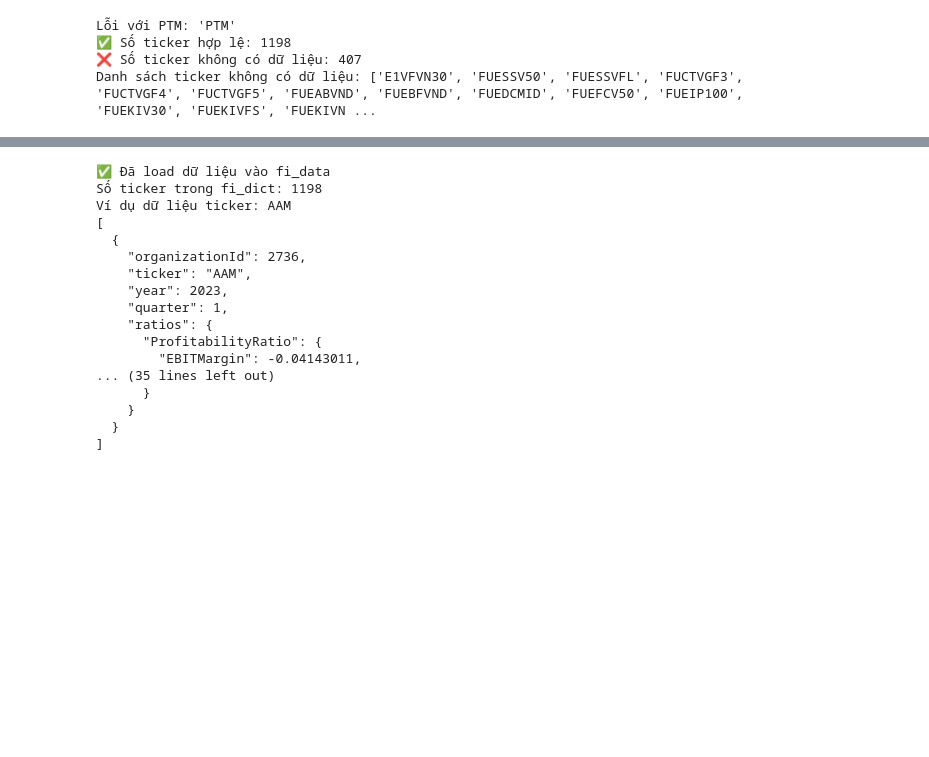
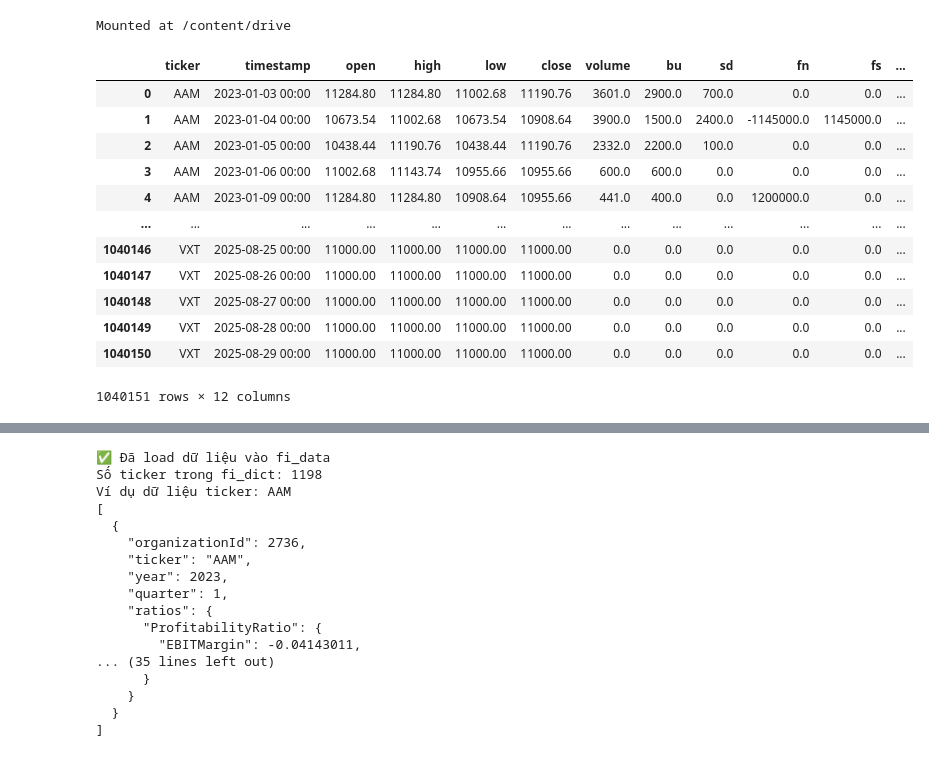
Before and after one commit to vyvy31082004/Data-Science-Talent, a Jupyter notebook: B2_Processing/Data_processing.ipynb, the cells around one changed output, grey strips where cells are left out. Saved outputs shown, nothing was run; the diff lists cells and outputs as text; code cells hidden in the pictures; blank space fills up the shorter version.

```diff
--- a/B2_Processing/Data_processing.ipynb
+++ b/B2_Processing/Data_processing.ipynb
@@ -1,3 +1,8 @@
+# %%
+from google.colab import drive
+drive.mount('/content/drive')
+# %% [output]
+Mounted at /content/drive
 # %%
 import pandas as pd
 import numpy as np
@@ -4,59 +10,17 @@ import numpy as np
 # %%
-data = pd.read_csv('all_stock_data.csv')
-df=data.copy()
+df = pd.read_csv(filepath)
+df
+# %% [output]
+|  | ticker | timestamp | open | high | low | close | volume | bu | sd | fn | fs | ... |
+| 0 | AAM | 2023-01-03 00:00 | 11284.80 | 11284.80 | 11002.68 | 11190.76 | 3601.0 | 2900.0 | 700.0 | 0.0 | 0.0 | ... |
+| 1 | AAM | 2023-01-04 00:00 | 10673.54 | 11002.68 | 10673.54 | 10908.64 | 3900.0 | 1500.0 | 2400.0 | -1145000.0 | 1145000.0 | ... |
+| 2 | AAM | 2023-01-05 00:00 | 10438.44 | 11190.76 | 10438.44 | 11190.76 | 2332.0 | 2200.0 | 100.0 | 0.0 | 0.0 | ... |
+| 3 | AAM | 2023-01-06 00:00 | 11002.68 | 11143.74 | 10955.66 | 10955.66 | 600.0 | 600.0 | 0.0 | 0.0 | 0.0 | ... |
+| 4 | AAM | 2023-01-09 00:00 | 11284.80 | 11284.80 | 10908.64 | 10955.66 | 441.0 | 400.0 | 0.0 | 1200000.0 | 0.0 | ... |
+| ... | ... | ... | ... | ... | ... | ... | ... | ... | ... | ... | ... | ... |
+| 1040146 | VXT | 2025-08-25 00:00 | 11000.00 | 11000.00 | 11000.00 | 11000.00 | 0.0 | 0.0 | 0.0 | 0.0 | 0.0 | ... |
+| 1040147 | VXT | 2025-08-26 00:00 | 11000.00 | 11000.00 | 11000.00 | 11000.00 | 0.0 | 0.0 | 0.0 | 0.0 | 0.0 | ... |
+| 1040148 | VXT | 2025-08-27 00:00 | 11000.00 | 11000.00 | 11000.00 | 11000.00 | 0.0 | 0.0 | 0.0 | 0.0 | 0.0 | ... |
+| 1040149 | VXT | 2025-08-28 00:00 | 11000.00 | 11000.00 | 11000.00 | 11000.00 | 0.0 | 0.0 | 0.0 | 0.0 | 0.0 | ... |
+| 1040150 | VXT | 2025-08-29 00:00 | 11000.00 | 11000.00 | 11000.00 | 11000.00 | 0.0 | 0.0 | 0.0 | 0.0 | 0.0 | ... |
+1040151 rows × 12 columns
-# %%
-import json
-from FiinQuantX import FiinSession, RealTimeData
-from dotenv import load_dotenv
-import os
-
-# Load environment variables
-load_dotenv()
-username = os.getenv('USERNAME1')
-password = os.getenv('PASSWORD1')
-
-client = FiinSession(
-    username=username,
-    password=password,
-).login()
-
-tickers = df["ticker"].unique().tolist()
-valid_data = {}
-invalid_tickers = []
-
-for t in tickers:
-    try:
-        fi_dict = client.FundamentalAnalysis().get_ratios(
-            tickers=[t],
-            TimeFilter="Quarterly",
-            LatestYear=2025,
-            NumberOfPeriod=12,
-            Consolidated=True
-        )
-
-        if not fi_dict or len(fi_dict) == 0:
-            invalid_tickers.append(t)
-        else:
-            # lọc lại chỉ giữ năm 2023-2025
-            filtered_records = [
-                item for item in fi_dict
-                if 2023 <= item.get("year", 0) <= 2025
-            ]
-
-            if len(filtered_records) == 0:
-                invalid_tickers.append(t)
-            else:
-                valid_data[t] = filtered_records
-
-    except Exception as e:
-        print(f"Lỗi với {t}: {e}")
-        invalid_tickers.append(t)
-
-print("✅ Số ticker hợp lệ:", len(valid_data))
-print("❌ Số ticker không có dữ liệu:", len(invalid_tickers))
-print("Danh sách ticker không có dữ liệu:", invalid_tickers[:20])  # in thử 20 cái đầu
-# %% [output]
-Lỗi với PTM: 'PTM'
-✅ Số ticker hợp lệ: 1198
-❌ Số ticker không có dữ liệu: 407
-Danh sách ticker không có dữ liệu: ['E1VFVN30', 'FUESSV50', 'FUESSVFL', 'FUCTVGF3', 'FUCTVGF4', 'FUCTVGF5', 'FUEABVND', 'FUEBFVND', 'FUEDCMID', 'FUEFCV50', 'FUEIP100', 'FUEKIV30', 'FUEKIVFS', 'FUEKIVN ...
```
Also changed, not shown: parts of 12 cells of this notebook.
